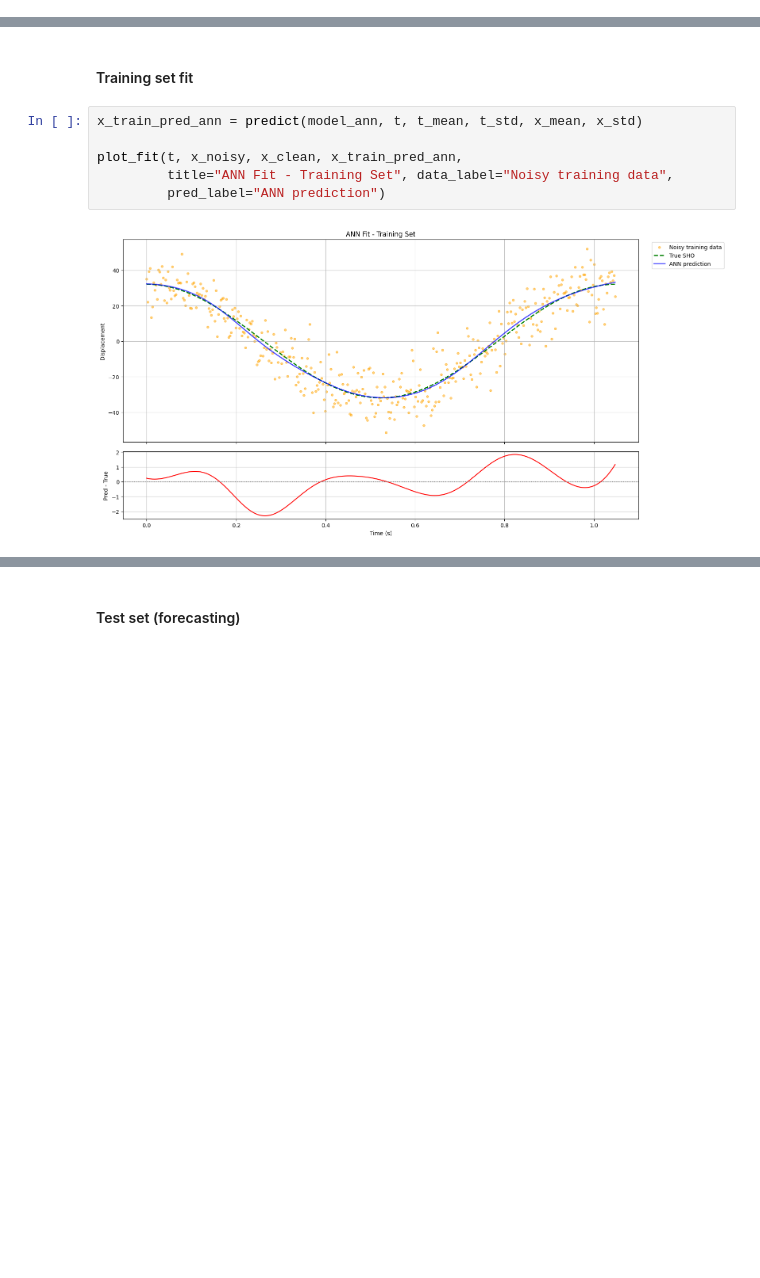
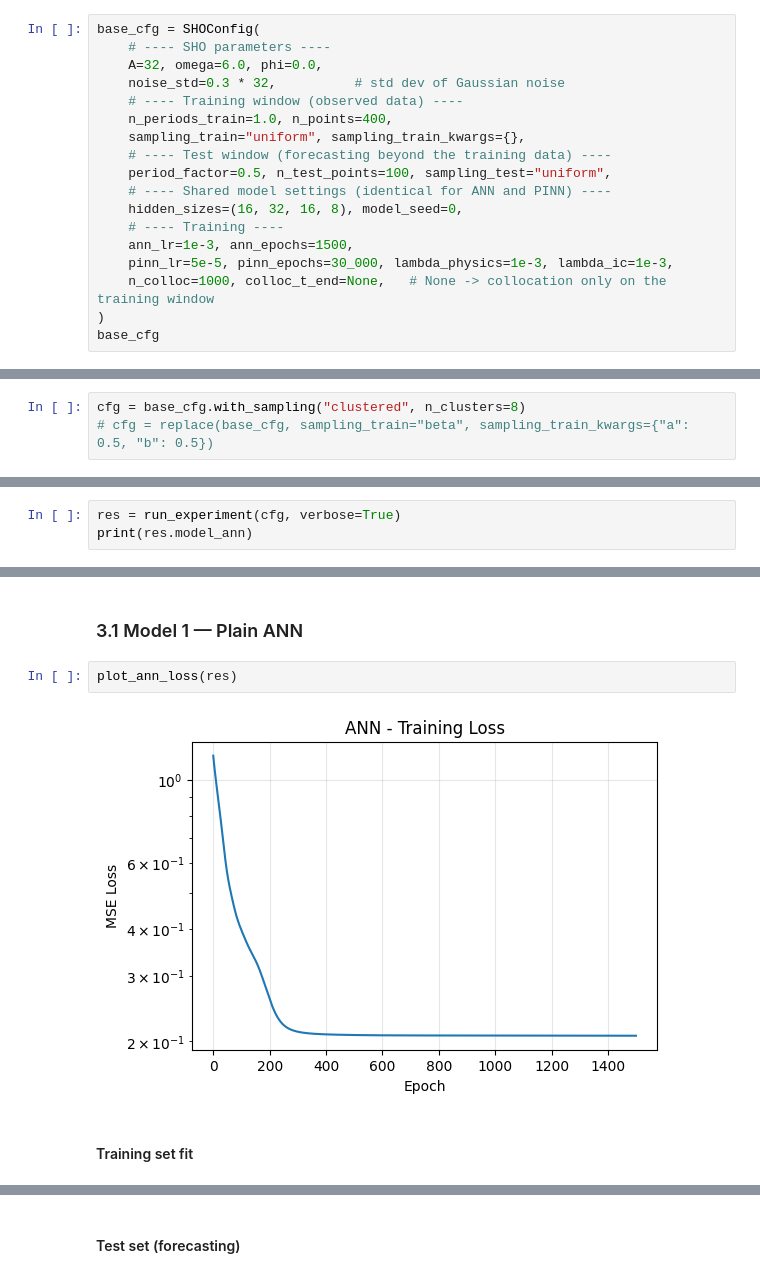
Before and after one commit to GamuceroJP/Thesis, a Jupyter notebook: PINN_examples/SHO_PINN_vs_ANN.ipynb, the cells around one changed output, grey strips where cells are left out. Drawn from its saved outputs; the diff is of its cells as text; blank space fills up the shorter version.

Commit message:
Refactored SHO problem to evaluate PINN vs ANN along different trainning sample distributions. Created /sho module, SHO_PINN_vs_ANN with experiments

```diff
--- a/PINN_examples/SHO_PINN_vs_ANN.ipynb
+++ b/PINN_examples/SHO_PINN_vs_ANN.ipynb
@@ -397,0 +43,18 @@ plt.show()
+# %%
+base_cfg = SHOConfig(
+    # ---- SHO parameters ----
+    A=32, omega=6.0, phi=0.0,
+    noise_std=0.3 * 32,          # std dev of Gaussian noise
+    # ---- Training window (observed data) ----
+    n_periods_train=1.0, n_points=400,
+    sampling_train="uniform", sampling_train_kwargs={},
+    # ---- Test window (forecasting beyond the training data) ----
+    period_factor=0.5, n_test_points=100, sampling_test="uniform",
+    # ---- Shared model settings (identical for ANN and PINN) ----
+    hidden_sizes=(16, 32, 16, 8), model_seed=0,
+    # ---- Training ----
+    ann_lr=1e-3, ann_epochs=1500,
+    pinn_lr=5e-5, pinn_epochs=30_000, lambda_physics=1e-3, lambda_ic=1e-3,
+    n_colloc=1000, colloc_t_end=None,   # None -> collocation only on the training window
+)
+base_cfg
@@ -397,0 +113,3 @@ plt.show()
+# %%
+cfg = base_cfg.with_sampling("clustered", n_clusters=8)
+# cfg = replace(base_cfg, sampling_train="beta", sampling_train_kwargs={"a": 0.5, "b": 0.5})
@@ -397,0 +141,3 @@ plt.show()
+# %%
+res = run_experiment(cfg, verbose=True)
+print(res.model_ann)
@@ -398,10 +162,8 @@ plt.show()
+# %% [markdown]
+### 3.1 Model 1 — Plain ANN
+# %%
+plot_ann_loss(res)
+# %% [output]
+[figure, added]
 # %% [markdown]
 #### Training set fit
-# %%
-x_train_pred_ann = predict(model_ann, t, t_mean, t_std, x_mean, x_std)
-
-plot_fit(t, x_noisy, x_clean, x_train_pred_ann,
-         title="ANN Fit - Training Set", data_label="Noisy training data",
-         pred_label="ANN prediction")
-# %% [output]
-[figure, removed]
```
Also changed, not shown: parts of 75 cells of this notebook, 6 other files.
